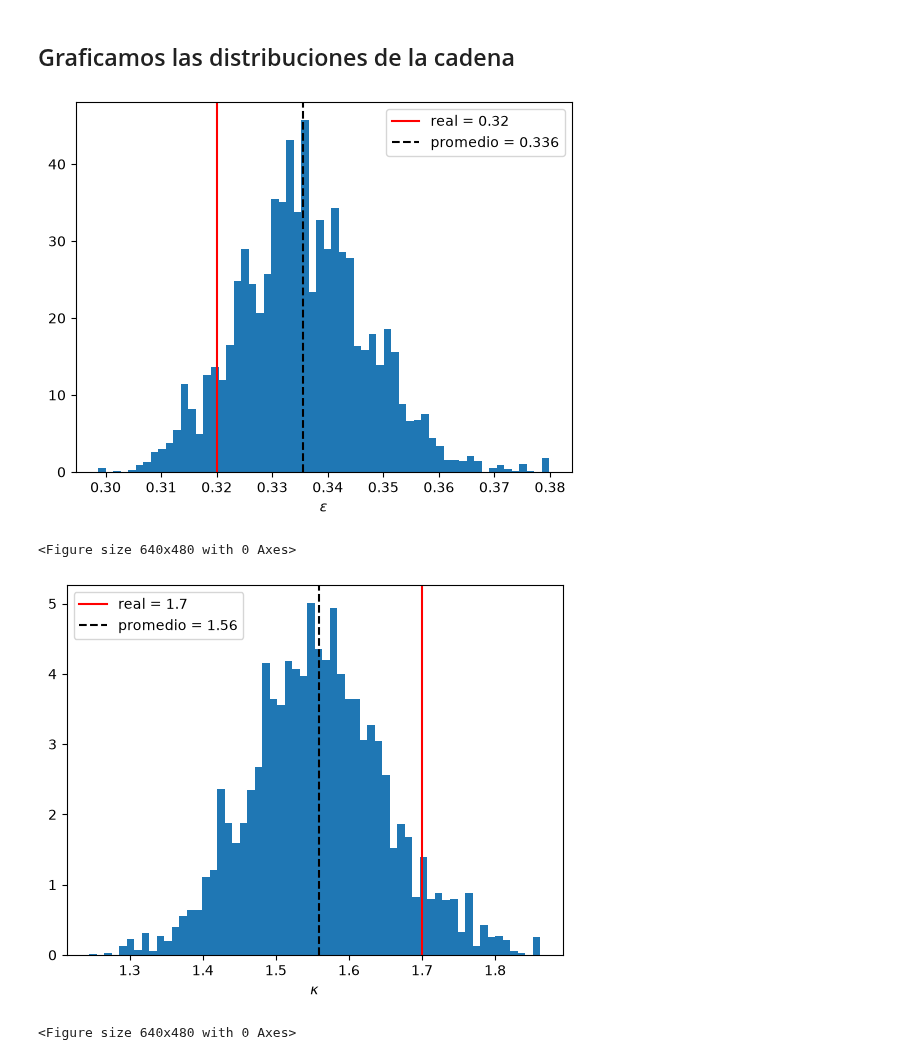
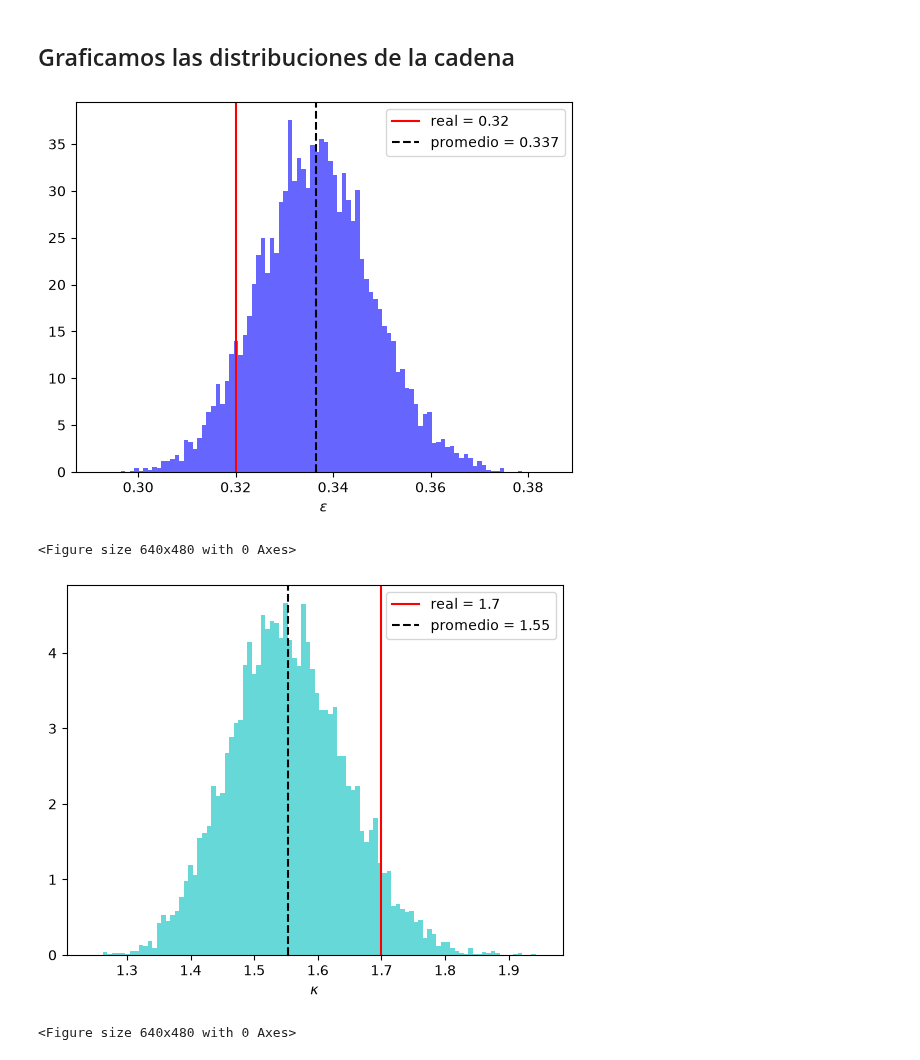
Before and after one commit to igfu2004/Reconstruccion-estocastica-de-parametros-de-un-plasma-toroidal, a Jupyter notebook: ProyectoMecEstComp.ipynb, the cells around one changed output. Saved outputs shown, nothing was run; the diff lists cells and outputs as text; code cells hidden in the pictures.

Commit message:
Cambios en la función hist_parametro para añadir la opción de guardar el histograma y colores respectivos a cada parámetro. Otros cambios menores en el resto del codigo.

```diff
--- a/ProyectoMecEstComp.ipynb
+++ b/ProyectoMecEstComp.ipynb
@@ -388,19 +388,34 @@ def propH(Hi, ancho, rng = np.random.default_rng(11), fixeps = (False, 0.0),fixk
 
 
 
-def hist_parametro(muestras, j, nombre, valor_real=None, bins=40):
+def hist_parametro(muestras, j, xlabel, valor_real=None, bins=40, save=False, savepath='Histogramas/'):
     # Histograma de la cadena para un parámetro.
     # muestras: array con las muestras
     # j: índice del parámetro (0: epsilon, 1: kappa, 2: delta, 3: A)
-    # nombre: texto para el eje x
+    # xlabel: texto para el eje x
     # valor_real: valor con el que se generaron los datos (línea vertical)
+    if j == 0:
+        param = 'epsilon'
+        plt.hist(muestras[:, j], color = 'b', bins=bins, density=True, alpha=0.6)
+    if j == 1:
+        param = 'kappa'
+        plt.hist(muestras[:, j], color = 'c',bins=bins, density=True, alpha=0.6)
+    if j == 2:
+        param = 'delta'
+        plt.hist(muestras[:, j], color = 'g',bins=bins, density=True, alpha=0.6)
+    if j == 3:
+        param = 'A'
+        plt.hist(muestras[:, j], color = 'y',bins=bins, density=True, alpha=0.6)
 
-    plt.hist(muestras[:, j], bins=bins, density=True)
     if valor_real is not None:
         plt.axvline(valor_real, color="r", label=f"real = {valor_real:.3g}")
     plt.axvline(muestras[:,j].mean(), color="k", ls="--", label=f"promedio = {muestras[:,j].mean():.3g}")
-    plt.xlabel(f'{nombre}')
+    plt.xlabel(f'{xlabel}')
     plt.legend()
+    if save == True:
+
+
+        plt.savefig(f'{savepath}HistogramaMH_{param}_{valor_real}_m_{len(muestras[:, j])}.pdf')
     plt.show()
     plt.clf()
 
@@ -481,7 +496,7 @@ rngH0 = np.random.default_rng(123)
 rngU = np.random.default_rng(11)
 rngpropH = np.random.default_rng(42)
 # %%
-m = 10000 # Número de pasos de la cadena
+m = 60000 # Número de pasos de la cadena
 rango_var = [0.03,0.09,0.02,0.02] # Que tanto puede moverse cada parámetro (ajustar), van en el orden de H
 #rango_var = [0.03, 0.1, 0.1, 0.5]
 H = np.zeros((m,4), dtype=float)
@@ -491,8 +506,8 @@ start = time.time()
 
 # Se propone el estado inicial de la cadena
 
-# H[0] = prop_H0(epsilon = 0.8, kappa=3, delta=0.67, A=A_r)
-H[0] = prop_H0(limites=lim_params, A=A_r, rng = rngH0)
+H[0] = prop_H0(epsilon = 0.1, kappa=10, delta=0.80, A=A_r)
+#H[0] = prop_H0(limites=lim_params, A=A_r, rng = rngH0)
 
 # Se calculan los datos predichos por el estado inicial de la cadena
 d_old = frontera(H[0], solAnalitica, calc_ci, theta)
@@ -506,7 +521,7 @@ for i in range(0,m-1):
     U = rngU.random()
     # Se propone un nuevo vector-estado H
     H_new = propH(H[i], rango_var, rng = rngpropH, fixeps = (False, epsilon_r),fixkappa = (False, kappa_r),
-                                                                fixdelta = (False, delta_r), fixA = (True, A_r))
+                                                             fixdelta = (False, delta_r), fixA = (True, A_r))
     # Si los parámetros de H no son físicamente viables, se rechazan de una vez
     if H_new[0] < lim_params[0][0] or H_new[0] > lim_params[0][1] or H_new[1] < lim_params[1][0] or H_new[1] > lim_params[1][1] or H_new[2] < lim_params[2][0] or H_new[2] > lim_params[2][1] or H_new[3] < lim_params[3][0] or H_new[3] > lim_params[3][1]:
         H[i+1] = H[i]
@@ -521,6 +536,7 @@ for i in range(0,m-1):
 
         cont_param_posibles += 1
 
+        # Se aplica el criterio de metropolis
         if np.log(U) < lnr:
             H[i+1] = H_new
             d_old = d_new
@@ -546,14 +562,14 @@ cadena_filtrada = H[k:]
 # %% [markdown]
 ## Graficamos las distribuciones de la cadena
 # %%
-bins = 60
-hist_parametro(cadena_filtrada, 0, r'$\epsilon$', valor_real=epsilon_r, bins=bins)
+bins = 100
+hist_parametro(cadena_filtrada, 0, r'$\epsilon$', valor_real=epsilon_r, bins=bins, save = True)
 # %% [output]
-[figure, old version]
+[figure, new version]
 <Figure size 640x480 with 0 Axes>
 # %%
-hist_parametro(cadena_filtrada, 1, r'$\kappa$', valor_real=kappa_r, bins=bins)
+hist_parametro(cadena_filtrada, 1, r'$\kappa$', valor_real=kappa_r, bins=bins, save = True)
 # %% [output]
-[figure, old version]
+[figure, new version]
 <Figure size 640x480 with 0 Axes>
 # %%
```
Also changed, not shown: parts of 5 cells of this notebook, 1 other file.
